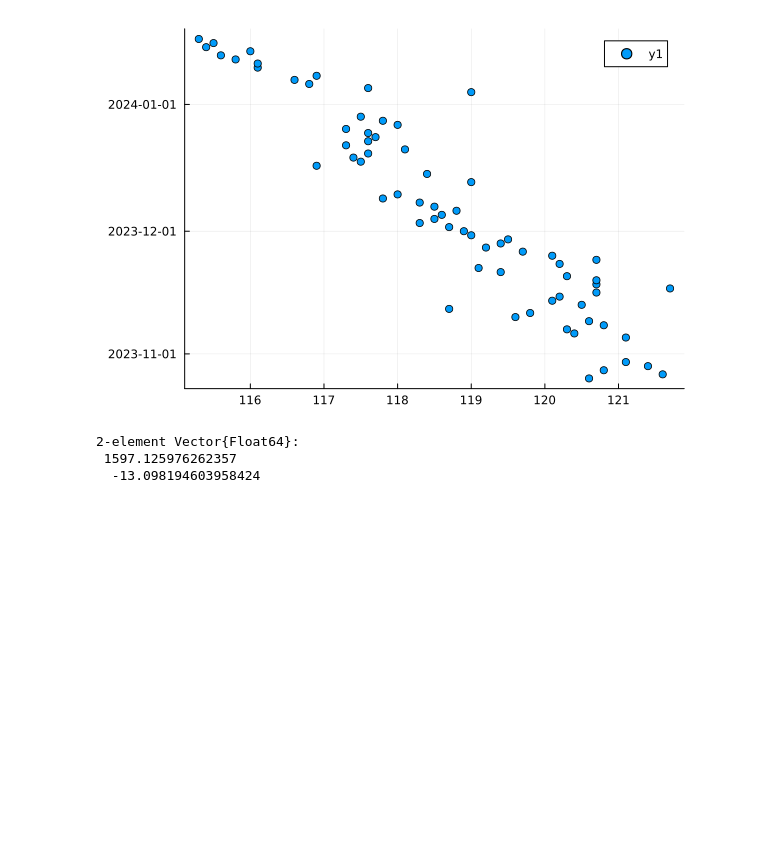
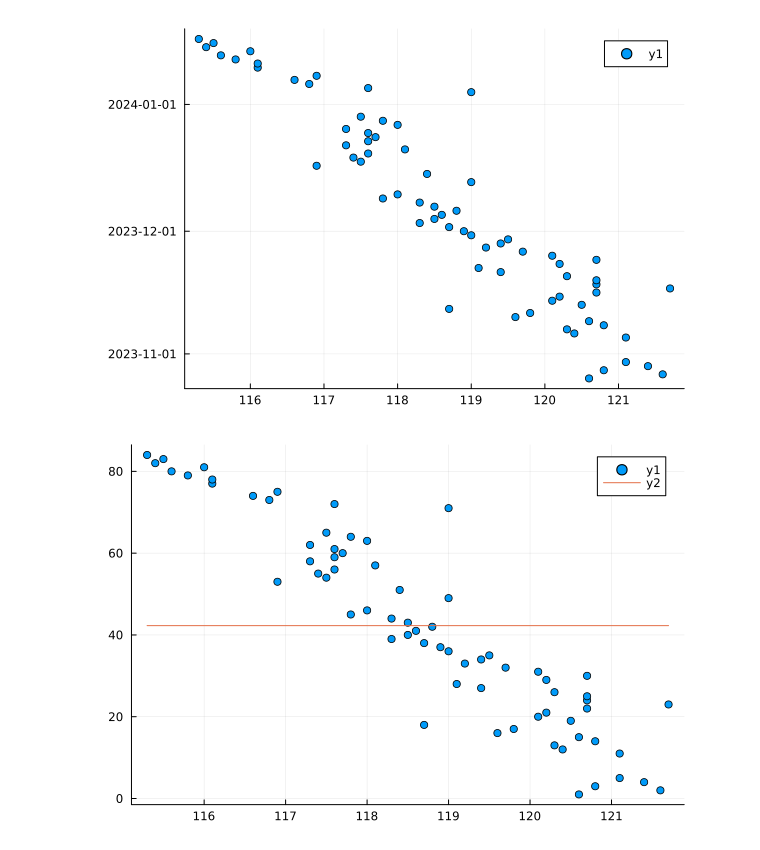
Before and after one commit to GuerraVitor/cocada, a Jupyter notebook: q33.ipynb, the cells around one changed output. Drawn from its saved outputs; the diff is of its cells as text; code cells hidden in the pictures; blank space fills up the shorter version.

```diff
--- a/q33.ipynb
+++ b/q33.ipynb
@@ -35,18 +35,20 @@ scatter(A, y)
 # %% [output]
 [figure]
 # %%
-
 # Data inicial
 dia1 = minimum(dias)
 
 # Transformar as datas em números sequenciais começando em 1
 y = [Dates.value(date - dia1) + 1 for date in dias]
 
+#regressao de grau 0
+A0 = ones(69, 1)
+C0 = A0 \ y
 
-#regressao de grau 1
-A1 = hcat(ones(69), A)
-C1 = A1 \ y
+E0 = A0*C0 .- y
+somaE0 = sum(E0 .^2)
+
+scatter(A, y)
+plot!(A, C0[1] .* ones(69))
 # %% [output]
-2-element Vector{Float64}:
- 1597.125976262357
-  -13.098194603958424
+[figure, added]
```
Also changed, not shown: parts of 6 cells of this notebook, 2 other files.
